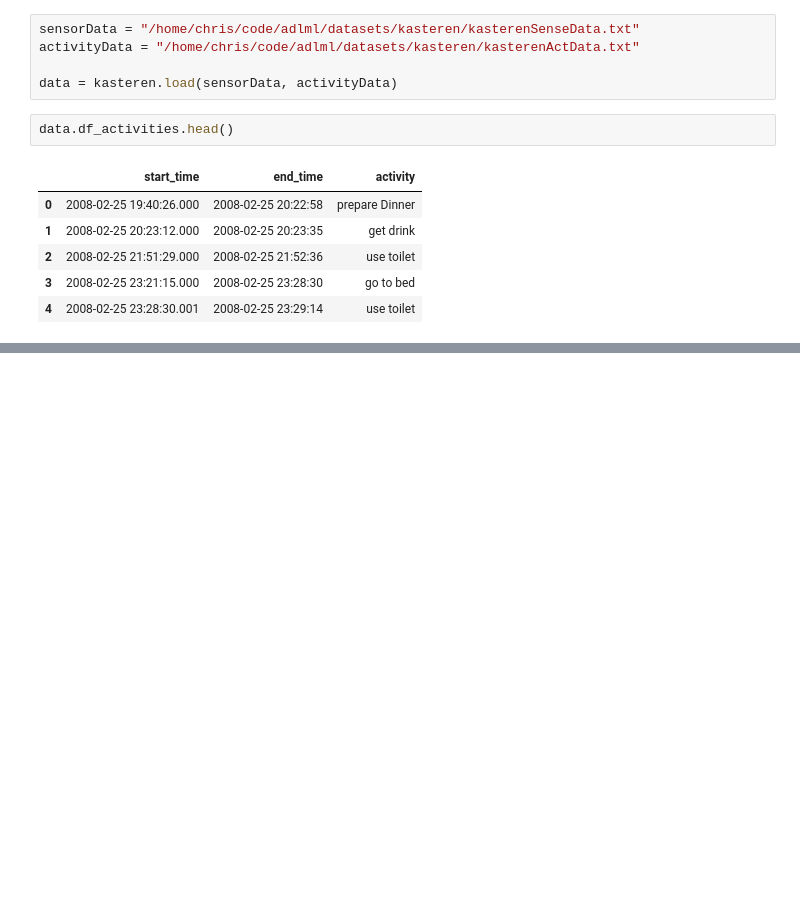
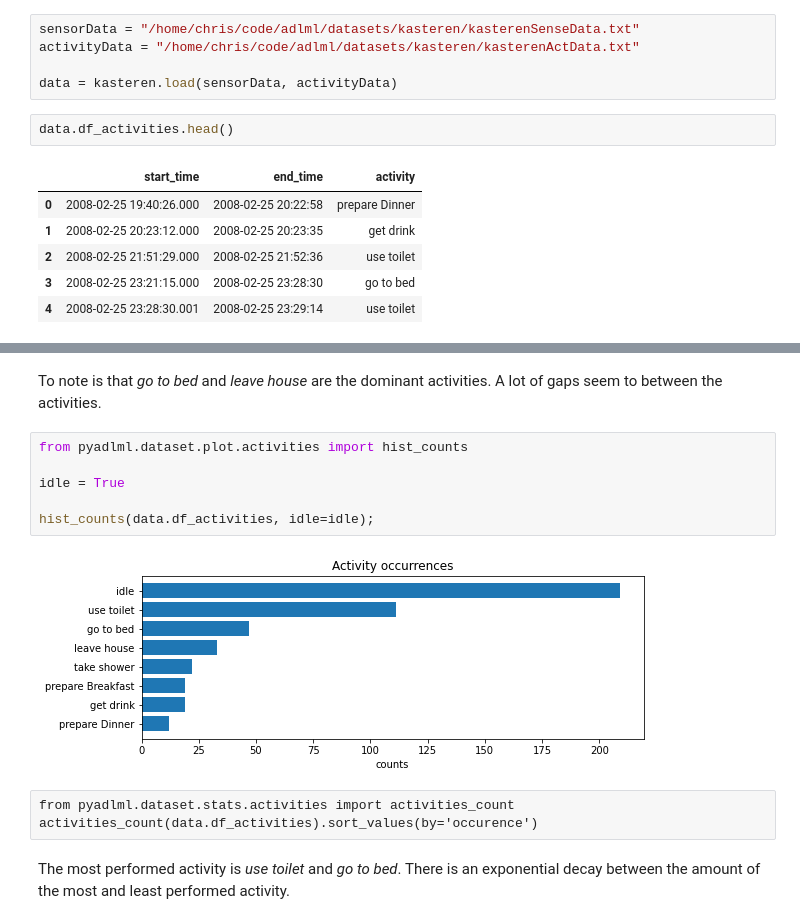
Before and after one commit to tcsvn/pyadlml, a Jupyter notebook: notebooks/kasteren.ipynb, the cells around one changed output, grey strips where cells are left out. Drawn from its saved outputs; the diff is of its cells as text; blank space fills up the shorter version.

```diff
--- a/notebooks/kasteren.ipynb
+++ b/notebooks/kasteren.ipynb
@@ -143,0 +63,15 @@ data.df_ch
+# %% [markdown]
+To note is that *go to bed* and *leave house* are the dominant activities. A lot of gaps seem to between the activities.
+# %%
+from pyadlml.dataset.plot.activities import hist_counts
+
+idle = True
+
+hist_counts(data.df_activities, idle=idle);
+# %% [output]
+[figure, added]
+# %% [raw]
+from pyadlml.dataset.stats.activities import activities_count
+activities_count(data.df_activities).sort_values(by='occurence')
+# %% [markdown]
+The most performed activity is *use toilet* and *go to bed*. There is an exponential decay between the amount of the most and least performed activity.
```
Also changed, not shown: parts of 95 cells of this notebook, 54 other files.
